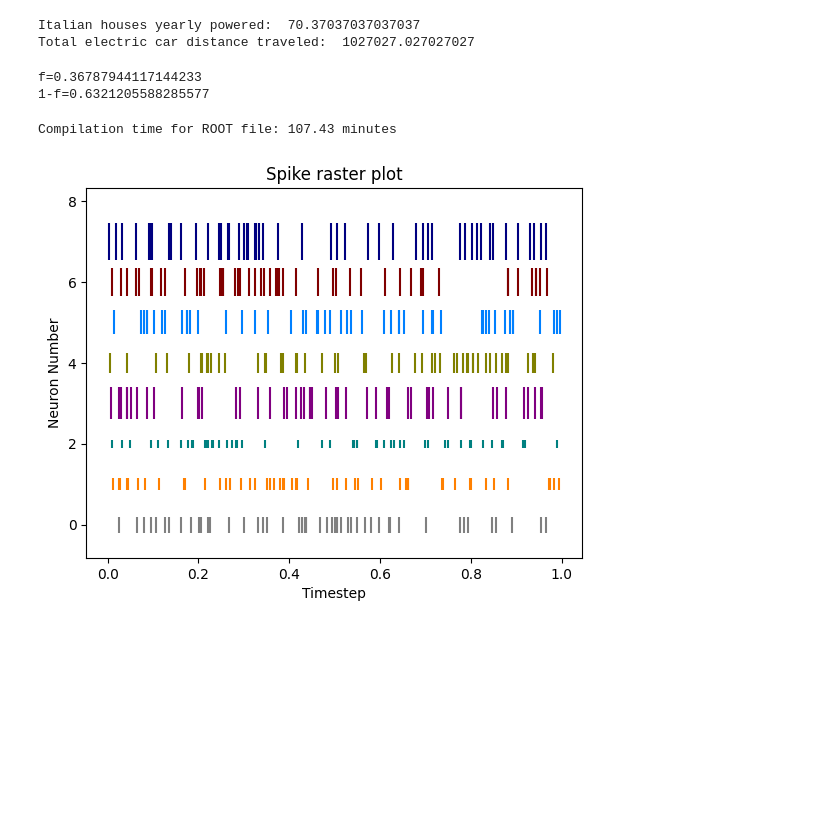
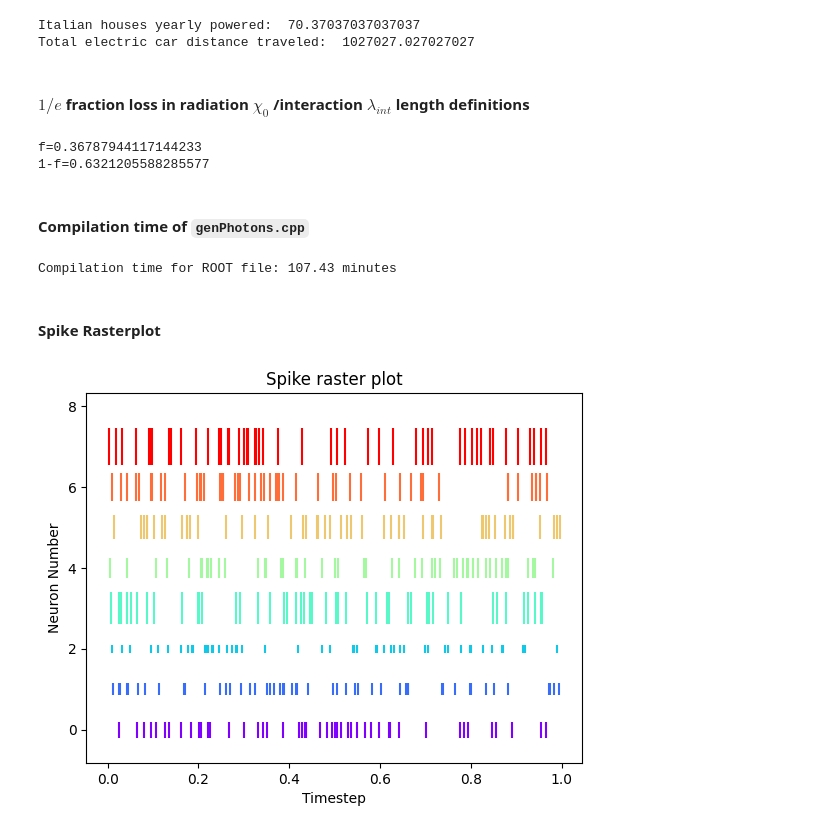
Before and after one commit to Rickard75/SNN-Cal, a Jupyter notebook: sandbox.ipynb, the cells around one changed output. Cells and saved outputs as stored; diff of their text form; code cells hidden in the pictures; blank space fills up the shorter version.

Commit message:
FIX compatibility with new geometry definitions

```diff
--- a/sandbox.ipynb
+++ b/sandbox.ipynb
@@ -37,6 +124,8 @@ print(f"Total electric car distance traveled: ",total_distance)
 # %% [output]
 Italian houses yearly powered:  70.37037037037037
 Total electric car distance traveled:  1027027.027027027
+# %% [markdown]
+#### $1/e$ fraction loss in radiation $\chi_0$ /interaction $\lambda_{int}$ length definitions
 # %%
 import numpy as np
 f = 1/np.e
@@ -44,11 +133,15 @@ print(f"f={f}\n1-f={1-f}")
 # %% [output]
 f=0.36787944117144233
 1-f=0.6321205588285577
+# %% [markdown]
+#### Compilation time of `genPhotons.cpp`
 # %%
 compilation_time_ROOTfile = 6446/60
 print(f"Compilation time for ROOT file: {compilation_time_ROOTfile:.2f} minutes")
 # %% [output]
 Compilation time for ROOT file: 107.43 minutes
+# %% [markdown]
+#### Spike Rasterplot
 # %%
 import matplotlib.pyplot as plot
 import numpy as np
@@ -58,32 +151,32 @@ import matplotlib.cm as cm
 np.random.seed(2)
 
 # Create rows of random data with 50 data points simulating rows of spike trains
 neuralData = np.random.random([8, 50])
 
 # Set different colors for each neuron
 colorCodes1 = np.array([[0, 0, 0], [1, 0, 0], [0, 1, 0], [0, 0, 1],
                        [1, 1, 0], [1, 0, 1], [0, 1, 1], [1, 0, 1]])
 colorCodes2 = np.array([
     [0.5, 0.5, 0.5],  # Grigio
     [1, 0.5, 0],      # Arancione
     [0, 0.5, 0.5],    # Verde acqua
     [0.5, 0, 0.5],    # Viola
     [0.5, 0.5, 0],    # Giallo scuro
     [0, 0.5, 1],      # Azzurro
     [0.5, 0, 0],      # Marrone
     [0, 0, 0.5]       # Blu scuro
 ])
 
 colorCodes3 = cm.rainbow(np.linspace(0, 1, 8))
 
 # Set spike colors for each neuron
 lineSize = [0.4, 0.3, 0.2, 0.8, 0.5, 0.6, 0.7, 0.9]
 
 # Draw a spike raster plot
-plot.eventplot(neuralData, color=colorCodes, linelengths = lineSize)
+plot.eventplot(neuralData, color=colorCodes3, linelengths = lineSize)
 plot.title('Spike raster plot')
 plot.xlabel('Timestep')
 plot.ylabel('Neuron Number')
 plot.show()
 # %% [output]
-[figure, old version]
+[figure, new version]
```
Also changed, not shown: parts of 4 cells of this notebook, 1 other file.
